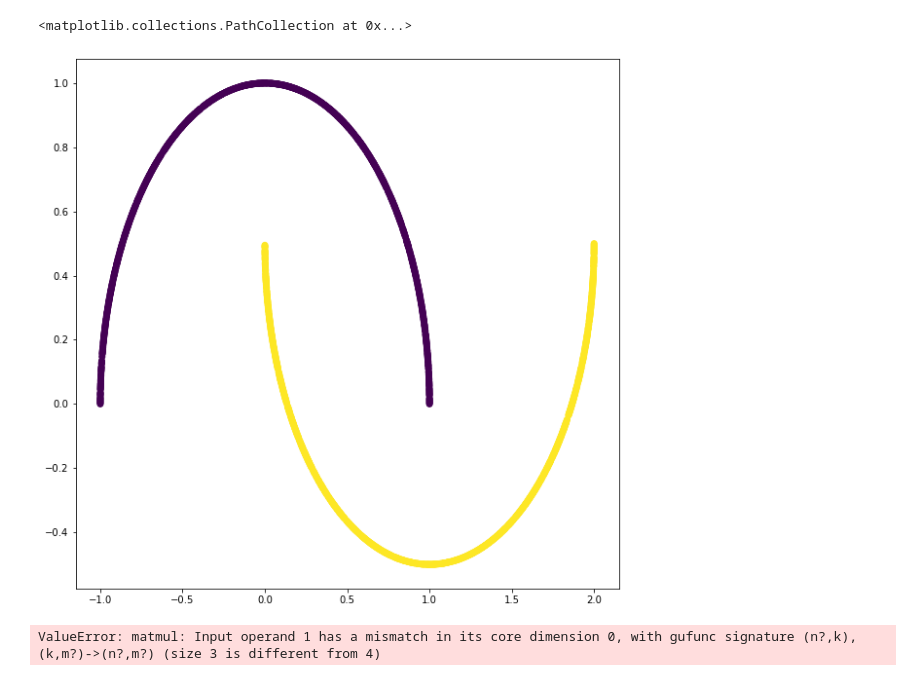
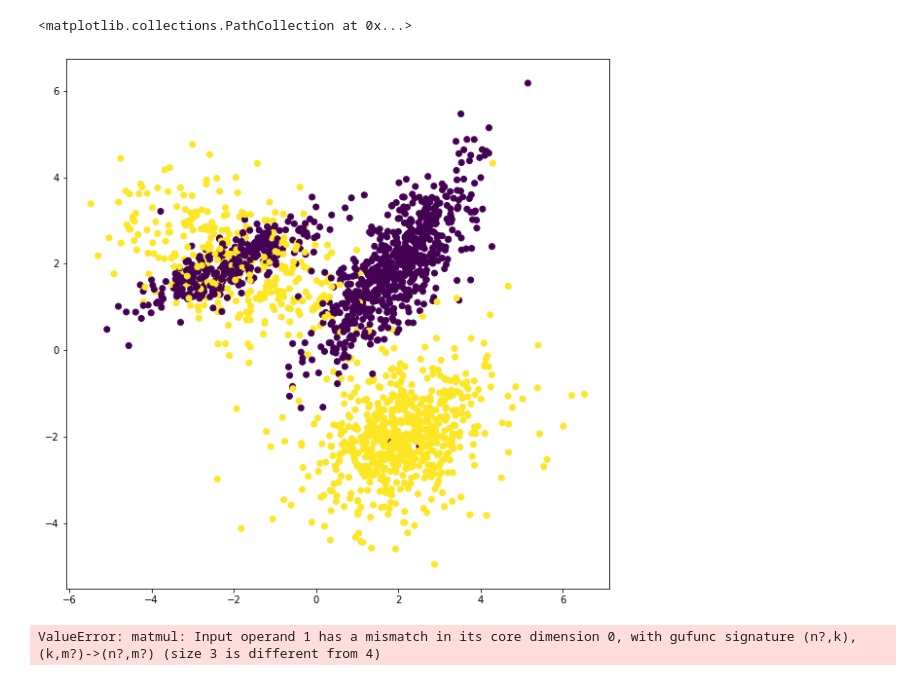
Before and after one commit to jakub-kowalik/PUM, a Jupyter notebook: lab8/lab8.ipynb, the cells around one changed output. Saved outputs shown, nothing was run; the diff lists cells and outputs as text; code cells hidden in the pictures.

```diff
--- a/lab8/lab8.ipynb
+++ b/lab8/lab8.ipynb
@@ -19,22 +19,25 @@ TRAIN_SPLIT = 0.8
 TEST_SPLIT = 0.2
 REPEATS = 100
 # %%
-X, y = datasets.make_moons( random_state=SEED, n_samples=SAMPLES)
+X, y = datasets.make_classification(random_state=SEED, n_samples=SAMPLES, n_features=3, n_informative=3, n_classes=2,
+                                    n_redundant=0, n_clusters_per_class=3, class_sep=2)
+
+X = X[:, [0, 1]]
 
 X_train, X_test, y_train, y_test = train_test_split(X, y, train_size=TRAIN_SPLIT, test_size=TEST_SPLIT,
                                                     random_state=SEED)
 
 y_test2 = np.copy(y_test)
 y_train2 = np.copy(y_train)
 
 xx, yy = np.meshgrid(np.arange(X.min(), X.max(), 0.01),
                      np.arange(X.min(), X.max(), 0.01))
 
 plt.figure(figsize=(10, 10))
 plt.scatter(X_train[:, 0], X_train[:, 1], c=y_train)
 # %% [output]
 <matplotlib.collections.PathCollection at 0x...>
-[figure, old version]
+[figure, new version]
 # %%
 # X, y = datasets.make_moons(random_state=SEED, n_samples=SAMPLES, noise=0.05)
 #
```
Also changed, not shown: parts of 6 cells of this notebook.
